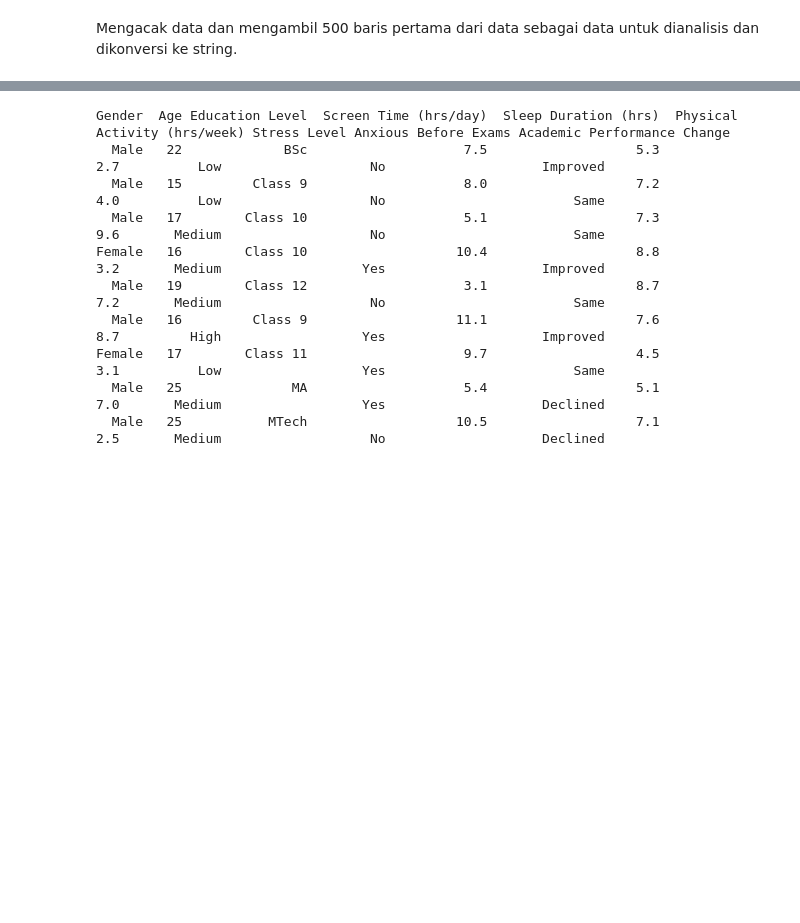
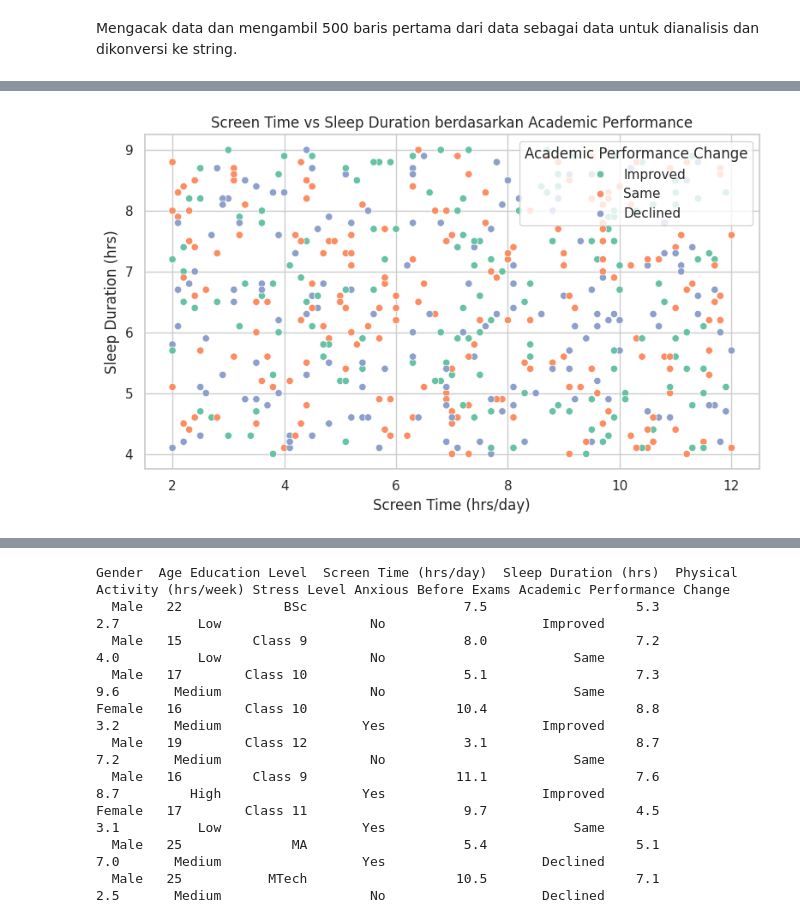
Before and after one commit to Setaarya/student_mental_health_analysis_with_IBMGranite, a Jupyter notebook: student_mental_health_analysis.ipynb, the cells around one changed output, grey strips where cells are left out. Drawn from its saved outputs; the diff is of its cells as text; code cells hidden in the pictures; blank space fills up the shorter version.

```diff
--- a/student_mental_health_analysis.ipynb
+++ b/student_mental_health_analysis.ipynb
@@ -129,0 +189,14 @@ table_text = shuffled_df.to_string(index=False)
+# %%
+# --- Scatterplot: Screen Time vs Academic Performance Change (encoded) ---
+plt.figure(figsize=(8, 5))
+sns.scatterplot(
+    x='Screen Time (hrs/day)',
+    y='Sleep Duration (hrs)',
+    hue='Academic Performance Change',
+    data=shuffled_df
+)
+plt.title('Screen Time vs Sleep Duration berdasarkan Academic Performance')
+plt.tight_layout()
+plt.show()
+# %% [output]
+[figure, added]
```
Also changed, not shown: parts of 21 cells of this notebook.
